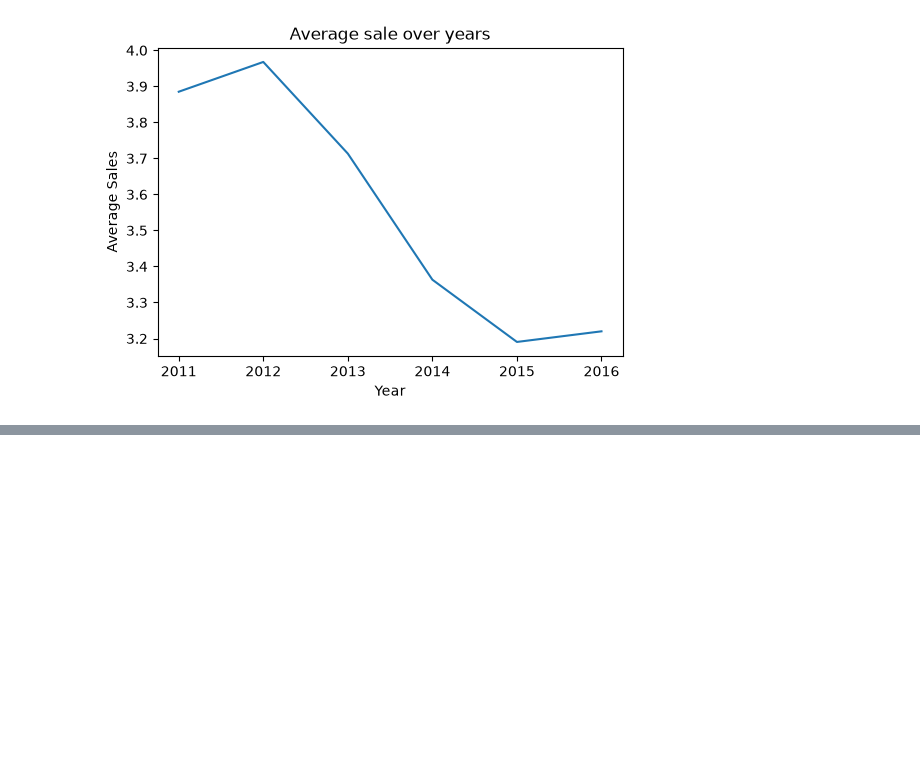
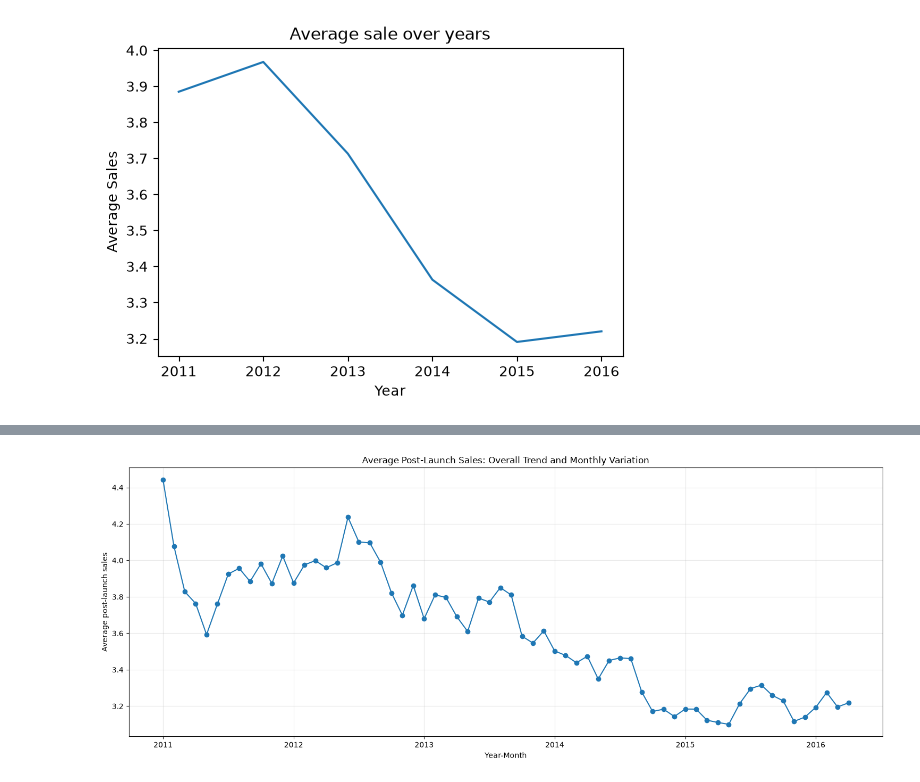
Before and after one commit to surekhag28/m5-demand-forecasting, a Jupyter notebook: notebooks/analysis.ipynb, the cells around one changed output, grey strips where cells are left out. Saved outputs shown, nothing was run; the diff lists cells and outputs as text; code cells hidden in the pictures; blank space fills up the shorter version.

```diff
--- a/notebooks/analysis.ipynb
+++ b/notebooks/analysis.ipynb
@@ -491,3 +447,36 @@ result[result["year"]==2014]
+# %%
+import matplotlib.pyplot as plt
+
+result["year_month"] = (
+    result["year"].astype(str) + "-" +
+    result["month"].astype(str).str.zfill(2)
+)
+
+plt.figure(figsize=(15, 6))
+
+plt.plot(
+    result["year_month"],
+    result["avg_sales_positive_days"],
+    marker="o"
+)
+
+plt.xlabel("Year-Month")
+plt.ylabel("Average post-launch sales")
+plt.title("Average Post-Launch Sales: Overall Trend and Monthly Variation")
+
+# Show only January as the year labels
+jan_positions = result["month"] == 1
+
+plt.xticks(
+    result.index[jan_positions],
+    result.loc[jan_positions, "year"],
+)
+
+plt.grid(alpha=0.3)
+plt.tight_layout()
+plt.show()
+# %% [output]
+[figure, added]
 # %%
 import matplotlib.pyplot as plt
 
```
Also changed, not shown: parts of 20 cells of this notebook, 1 other file.
